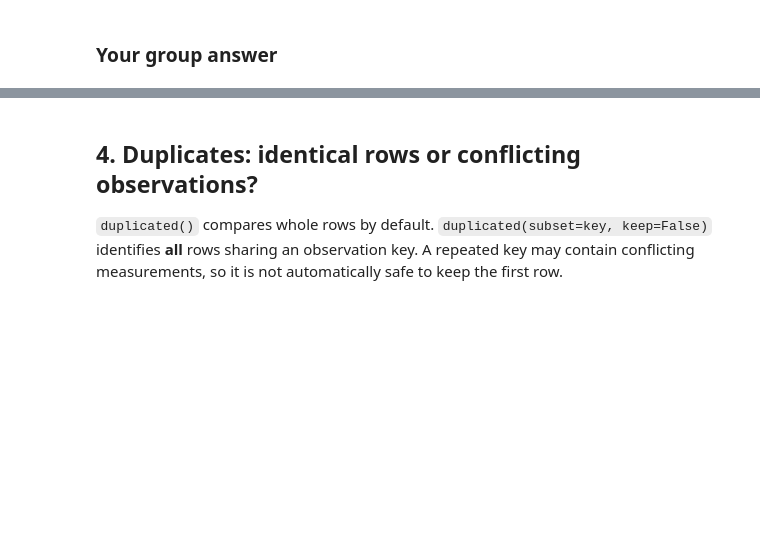
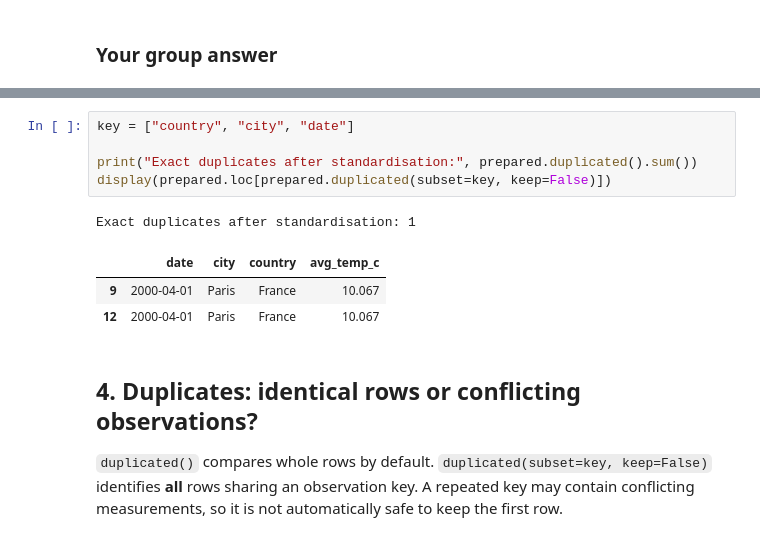
Before and after one commit to serokhova/Atelier-Python, a Jupyter notebook: notebooks/03-Data-Cleaning-S3.ipynb, the cells around one changed output, grey strips where cells are left out. Saved outputs shown, nothing was run; the diff lists cells and outputs as text; blank space fills up the shorter version.

```diff
--- a/notebooks/03-Data-Cleaning-S3.ipynb
+++ b/notebooks/03-Data-Cleaning-S3.ipynb
@@ -305,3 +405,13 @@ display(incoming)
+# %%
+key = ["country", "city", "date"]
+
+print("Exact duplicates after standardisation:", prepared.duplicated().sum())
+display(prepared.loc[prepared.duplicated(subset=key, keep=False)])
+# %% [output]
+Exact duplicates after standardisation: 1
+|  | date | city | country | avg_temp_c |
+| 9 | 2000-04-01 | Paris | France | 10.067 |
+| 12 | 2000-04-01 | Paris | France | 10.067 |
 # %% [markdown]
 ## 4. Duplicates: identical rows or conflicting observations?
 
```
Also changed, not shown: parts of 5 cells of this notebook.
